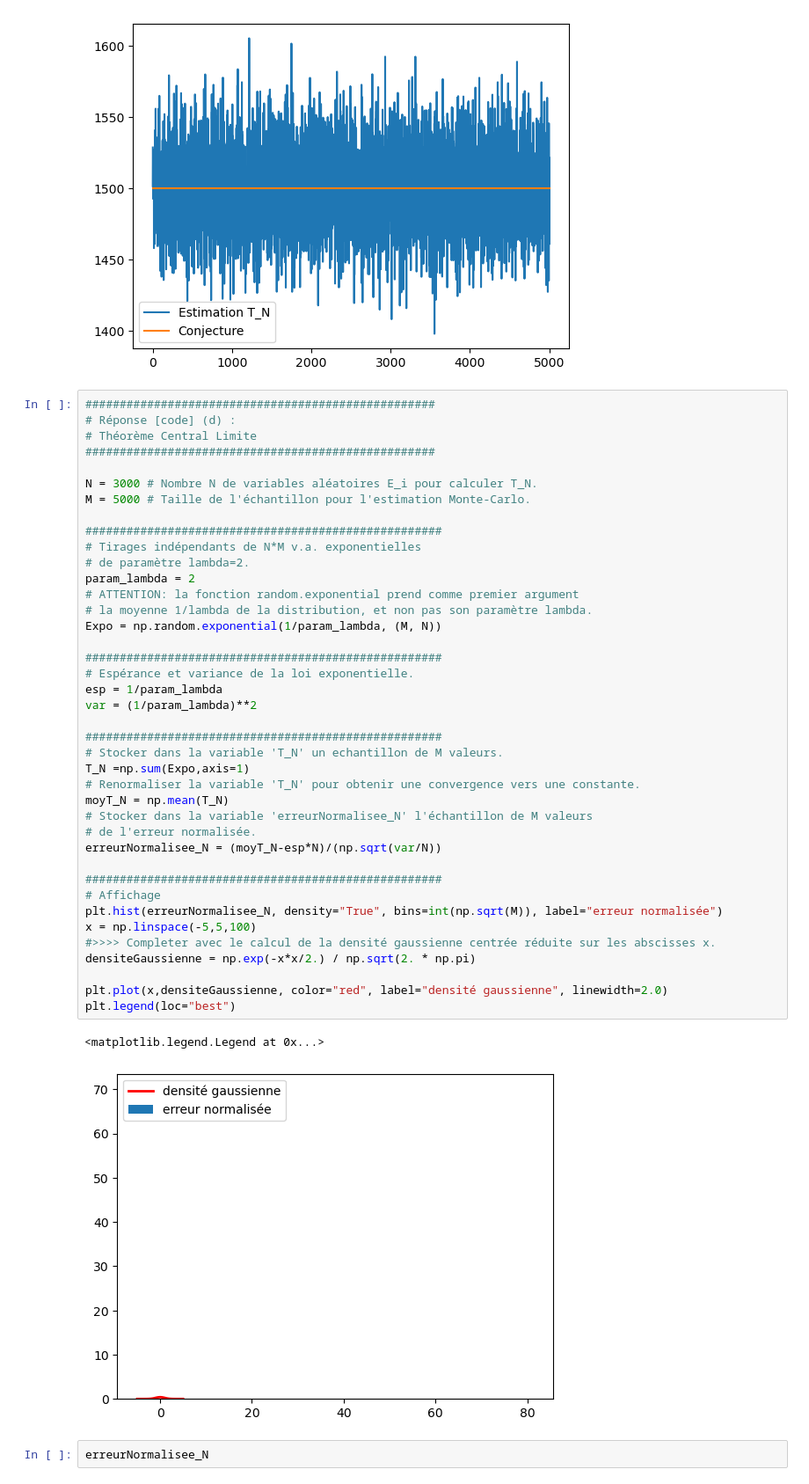
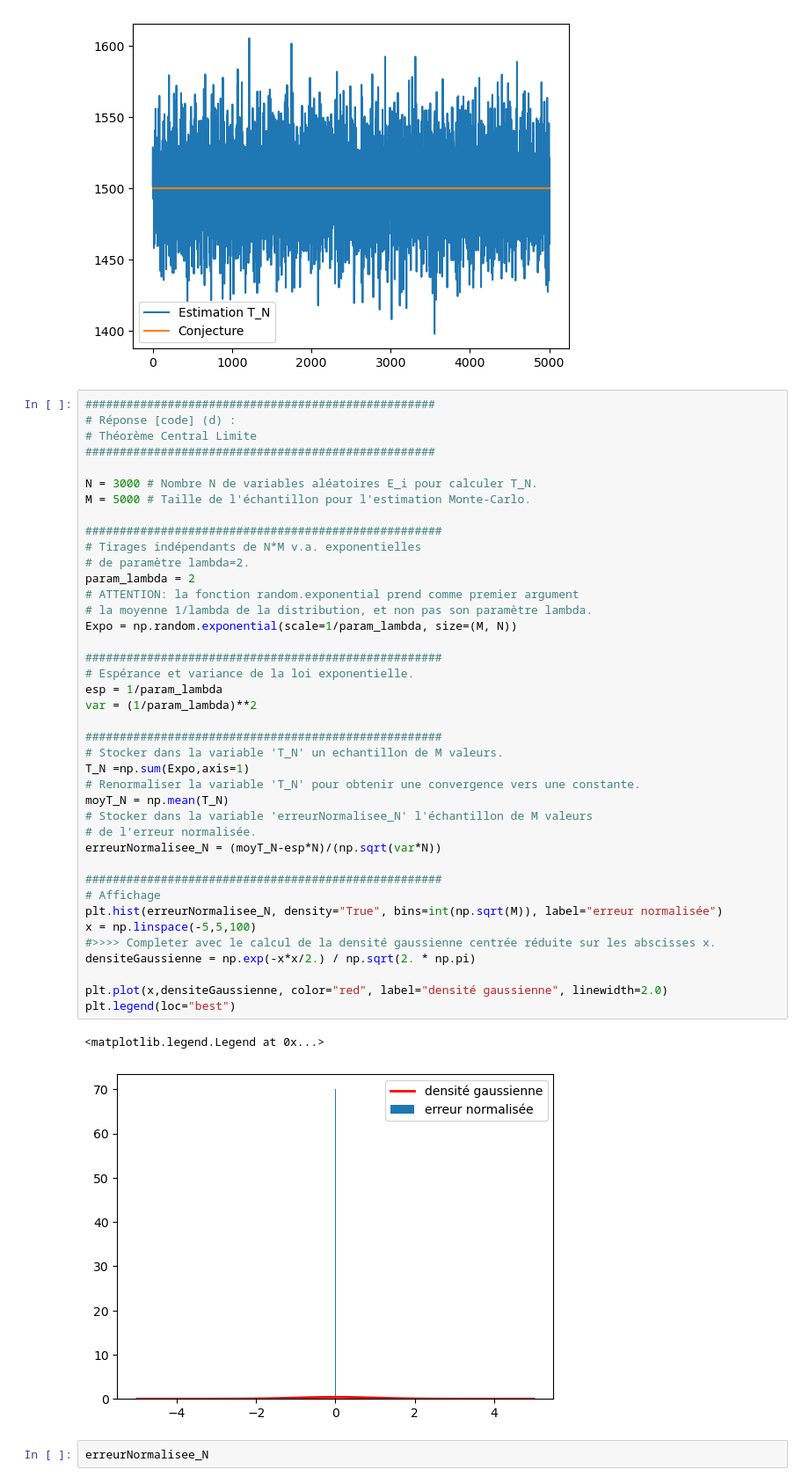
Before and after one commit to momoth12/Stochastic-Simulation-and-Monte-Carlo-Methods, a Jupyter notebook: lab2/TP2.ipynb, the cells around one changed output. Shown at 88% size. Drawn from its saved outputs; the diff is of its cells as text.

```diff
--- a/lab2/TP2.ipynb
+++ b/lab2/TP2.ipynb
@@ -195,36 +195,36 @@ M = 5000 # Taille de l'échantillon pour l'estimation Monte-Carlo.
 # Tirages indépendants de N*M v.a. exponentielles
 # de paramètre lambda=2.
 param_lambda = 2
 # ATTENTION: la fonction random.exponential prend comme premier argument
 # la moyenne 1/lambda de la distribution, et non pas son paramètre lambda.
-Expo = np.random.exponential(1/param_lambda, (M, N))
+Expo = np.random.exponential(scale=1/param_lambda, size=(M, N))
 
 ####################################################
 # Espérance et variance de la loi exponentielle.
 esp = 1/param_lambda
 var = (1/param_lambda)**2
 
 ####################################################
 # Stocker dans la variable 'T_N' un echantillon de M valeurs.
 T_N =np.sum(Expo,axis=1)
 # Renormaliser la variable 'T_N' pour obtenir une convergence vers une constante.
 moyT_N = np.mean(T_N)
 # Stocker dans la variable 'erreurNormalisee_N' l'échantillon de M valeurs
 # de l'erreur normalisée.
-erreurNormalisee_N = (moyT_N-esp*N)/(np.sqrt(var/N))
+erreurNormalisee_N = (moyT_N-esp*N)/(np.sqrt(var*N))
 
 ####################################################
 # Affichage
 plt.hist(erreurNormalisee_N, density="True", bins=int(np.sqrt(M)), label="erreur normalisée")
 x = np.linspace(-5,5,100)
 #>>>> Completer avec le calcul de la densité gaussienne centrée réduite sur les abscisses x.
 densiteGaussienne = np.exp(-x*x/2.) / np.sqrt(2. * np.pi)
 
 plt.plot(x,densiteGaussienne, color="red", label="densité gaussienne", linewidth=2.0)
 plt.legend(loc="best")
 # %% [output]
 <matplotlib.legend.Legend at 0x...>
-[figure, old version]
+[figure, new version]
 # %%
 erreurNormalisee_N
 # %% [output]
```
Also changed, not shown: parts of 1 cell of this notebook, 1 other file.
